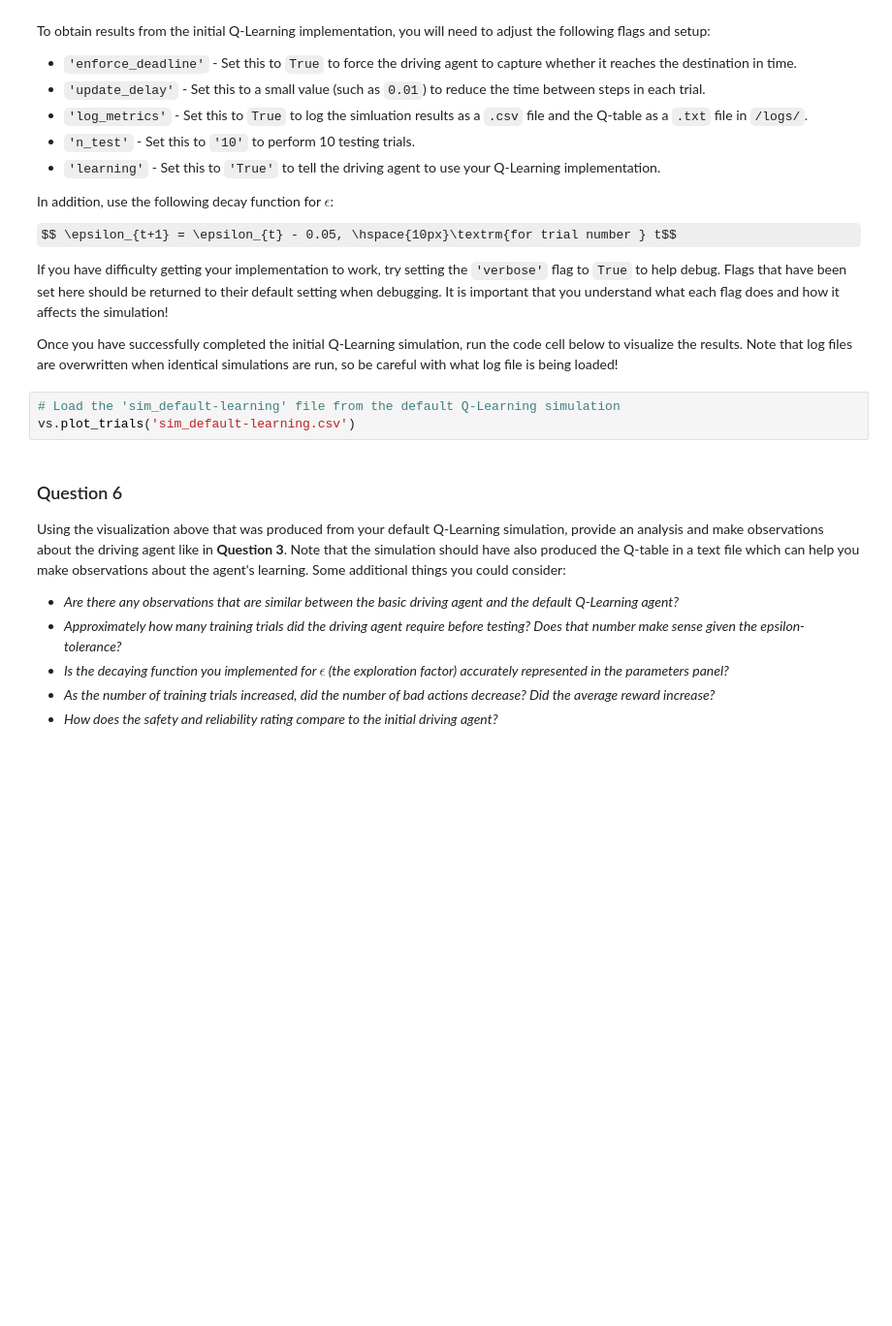
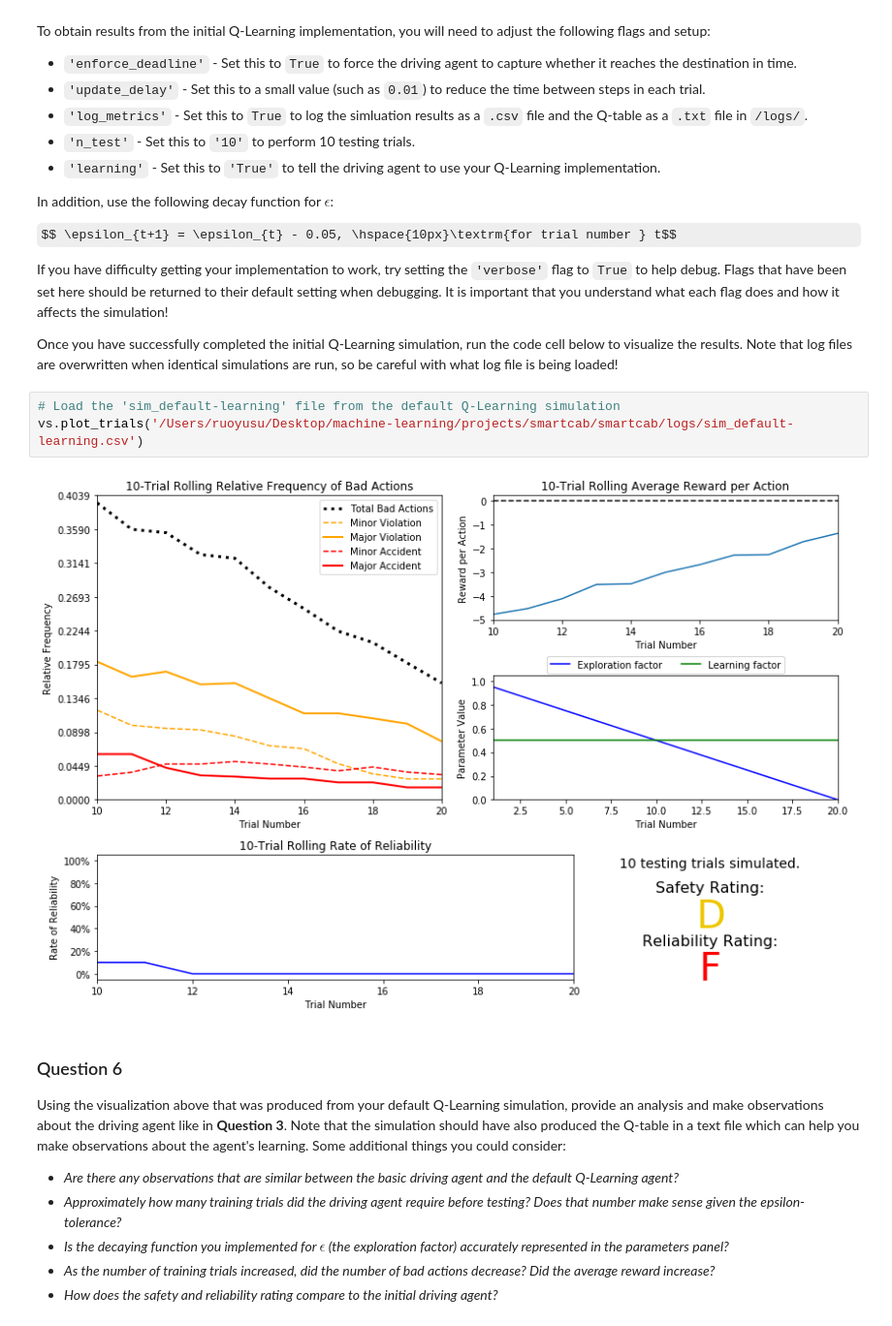
Before and after one commit to billhumanlytics/machine-learning, a Jupyter notebook: projects/smartcab/smartcab.ipynb, the cells around one changed output. Shown at 97% size. Cells and saved outputs as stored; diff of their text form; some formulas as TeX source; blank space fills up the shorter version.

Commit message:
updated smarcab project

```diff
--- a/projects/smartcab/smartcab.ipynb
+++ b/projects/smartcab/smartcab.ipynb
@@ -204,7 +204,9 @@ If you have difficulty getting your implementation to work, try setting the `'ve
 Once you have successfully completed the initial Q-Learning simulation, run the code cell below to visualize the results. Note that log files are overwritten when identical simulations are run, so be careful with what log file is being loaded!
 # %%
 # Load the 'sim_default-learning' file from the default Q-Learning simulation
-vs.plot_trials('sim_default-learning.csv')
+vs.plot_trials('/Users/ruoyusu/Desktop/machine-learning/projects/smartcab/smartcab/logs/sim_default-learning.csv')
+# %% [output]
+[figure, added]
 # %% [markdown]
 ### Question 6
 Using the visualization above that was produced from your default Q-Learning simulation, provide an analysis and make observations about the driving agent like in **Question 3**. Note that the simulation should have also produced the Q-table in a text file which can help you make observations about the agent's learning. Some additional things you could consider:
```
Also changed, not shown: parts of 13 cells of this notebook, 9 other files.
